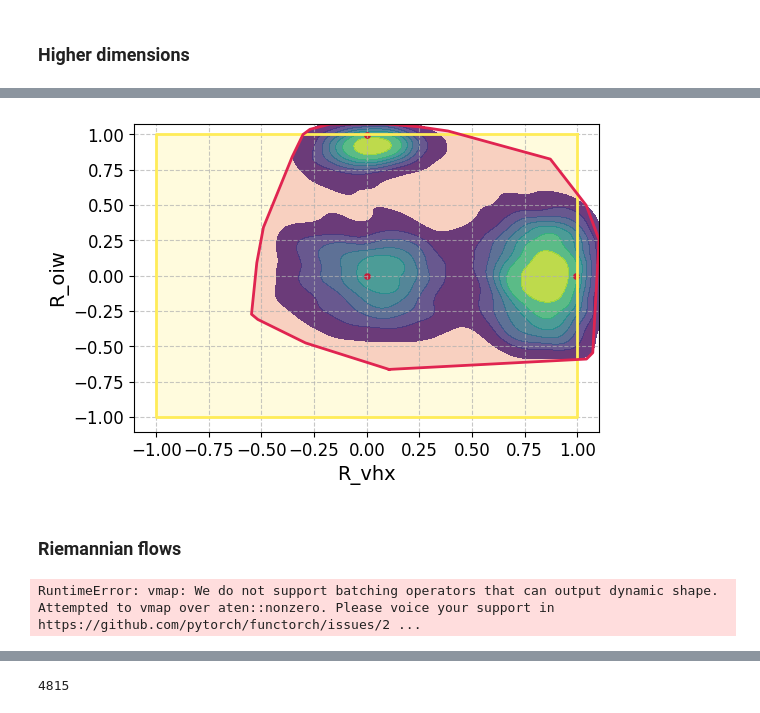
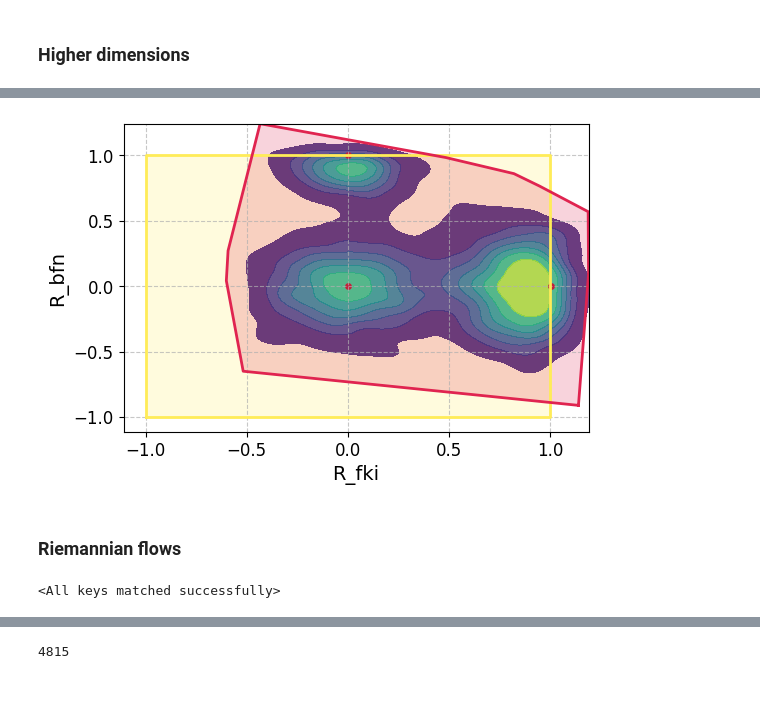
Before and after one commit to Patrickens/sbmfi, a Jupyter notebook: arxiv_polytope/flow_matching.ipynb, the cells around one changed output, grey strips where cells are left out. Cells and saved outputs as stored; diff of their text form; code cells hidden in the pictures.

Commit message:
added stuff to compute log_det of divergences in flows

```diff
--- a/arxiv_polytope/flow_matching.ipynb
+++ b/arxiv_polytope/flow_matching.ipynb
@@ -359,6 +374,8 @@ rounded_noise_dataloader = torch.utils.data.DataLoader(noise_dataset, batch_size
 
 losses = []
 # %%
-# train_in_polytope(Kaff_model, optimizer, rounded_noise_dataloader, rounded_target_dataloader)
+# train_affine(Kaff_model, optimizer, noise_dataloader, target_dataloader, losses)
 # torch.save(Kaff_model.state_dict(), "Kaff_model.pt")
 # pickle.dump(losses, open('Kaff_model_1024_losses.p', 'wb'))
+KKaff_model = MLP(input_dim=Kmog_rounded.shape[-1], time_dim=1, hidden_dim=hidden_dim, hidden_layers=6).to(device)
+KKaff_model.load_state_dict(torch.load("Kaff_model.pt"))
@@ -392,6 +389,5 @@ MLP(
 # %%
-Kaff_model = aff_model.to(dtype=torch.float)
-wrapped_vf = WrappedModel(Kaff_model)
+wrapped_vf = WrappedModel(KKaff_model)
 
 step_size = torch.Tensor([0.05]).to(device=device, dtype=torch.float)
 
@@ -419,35 +410,37 @@ tensor(4790)
-# %%
-Kmeans_df.columns = 'R_' + Kmeans_df.columns
+# %%
+import itertools
+Kv_representation = pd.DataFrame(np.array(list(itertools.product([-1, 1], repeat=20))), columns=Kpsm.rounded_id)
 # %%
 plt.ioff()
 
 fig, ax = plot_dataframes(
     vertices=Kv_representation,
-    samples=pd.DataFrame(flow_numpy[1, :5000], columns=Kpsm.rounded_id),
+    samples=pd.DataFrame(flow_numpy[1], columns=Kpsm.rounded_id),
+    n_sample_cdf=5000,
     points=Kmeans_df,
-    x_col='R_vhx',
-    y_col='R_oiw',
-    x_label='R_vhx',
-    y_label='R_oiw',
+    x_col='R_fki',
+    y_col='R_bfn',
+    x_label='R_fki',
+    y_label='R_bfn',
     label1='Polytope',
     label2='Samples Convex Hull',
     label3='Samples KDE Density',
     label4='Additional Points',
     bw_method=None,
     bw_adjust=0.6,
     levels=8,
     font_dict=None,
     vertices_fill_color='#ffec58',
     samples_fill_color='#e02450',
     figsize=(6, 4),
     show_legend=False,
     legend_loc='best',
     s_points=15,
     points_color='#C41E3A',
 )
 plt.show()
 # %% [output]
-[figure, old version]
+[figure, new version]
 # %% [markdown]
 ### Riemannian flows
 # %%
@@ -538,8 +533,10 @@ scheduler = None
 
 losses = []
 # %%
-train_in_polytope(pol_model, optimizer, rounded_noise_dataloader, rounded_target_dataloader)
-# torch.save(pol_model.state_dict(), "pol_model.pt")
-# pol_model.load_state_dict(torch.load("pol_model.pt"))
+# train_riemann(ball_model, optimizer, target_dataloader, losses)
+# torch.save(ball_model.state_dict(), "ball_model.pt")
+# pickle.dump(losses, open('ball_losses.p', 'wb'))
+# losses = pickle.load(open('ball_losses.p', 'rb'))
+ball_model.load_state_dict(torch.load("ball_model.pt"))
 # %% [output]
-RuntimeError: vmap: We do not support batching operators that can output dynamic shape. Attempted to vmap over aten::nonzero. Please voice your support in https://github.com/pytorch/functorch/issues/2 ...
+<All keys matched successfully>
```
Also changed, not shown: parts of 47 cells of this notebook, 14 other files.
